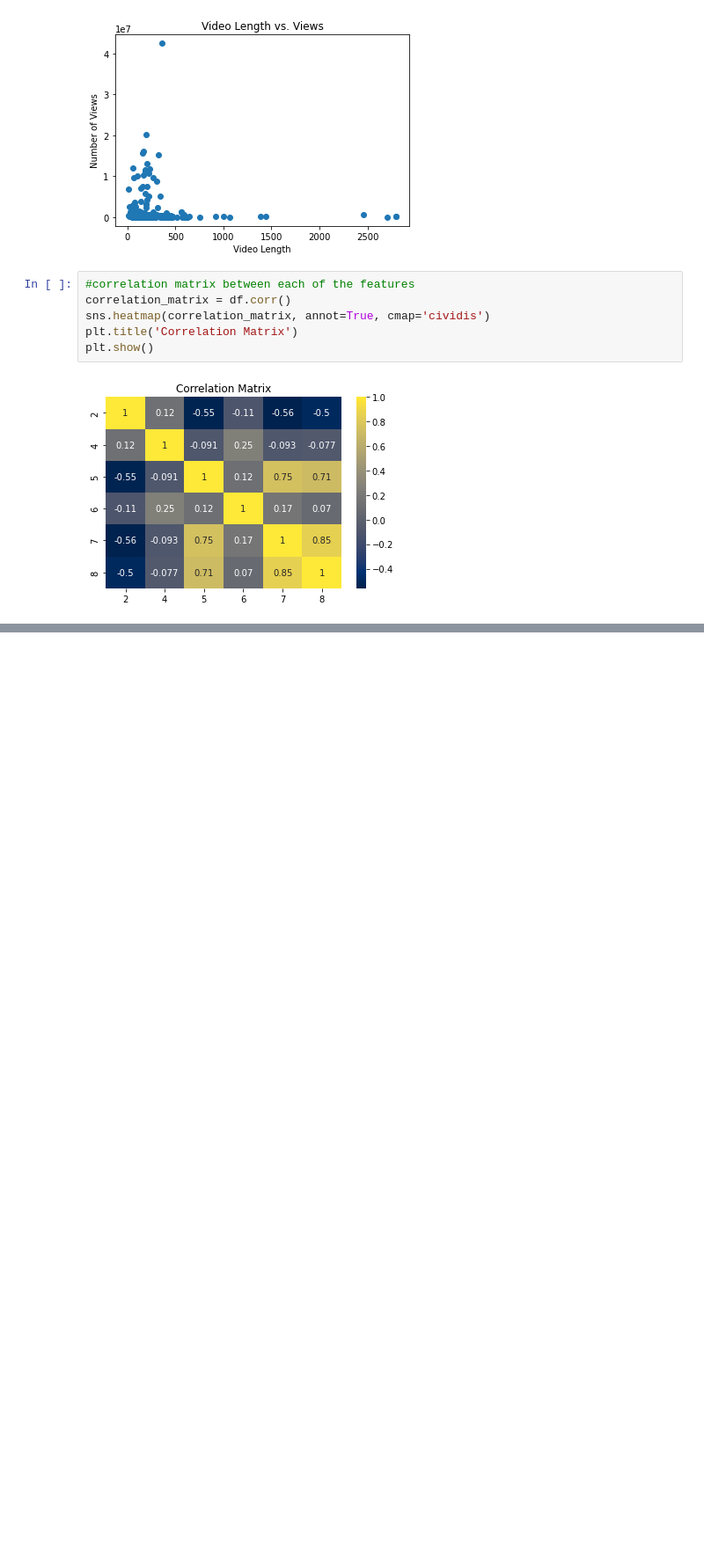
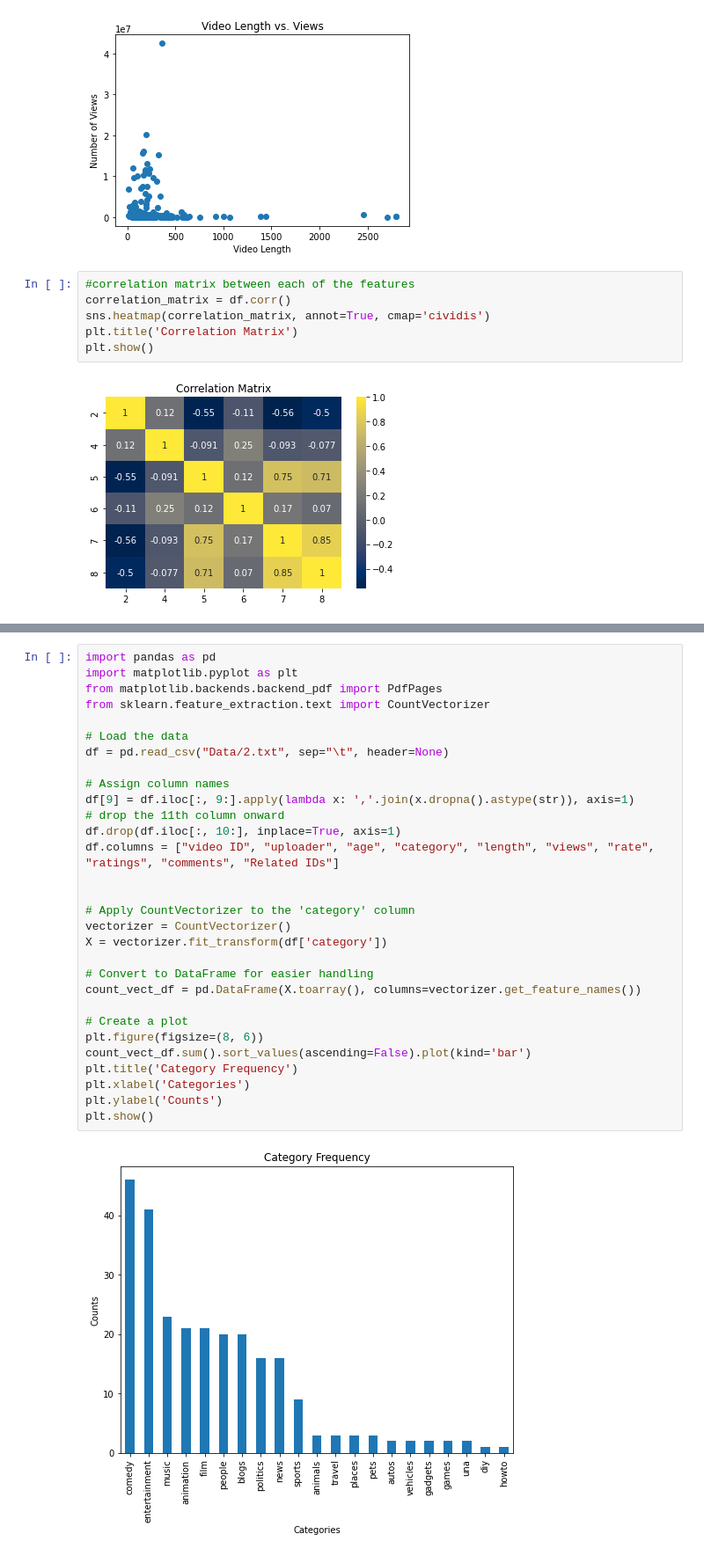
Before and after one commit to davidhfrost/csds234, a Jupyter notebook: data_loader.ipynb, the cells around one changed output, grey strips where cells are left out. Shown: that part at 88% size. Saved outputs shown, nothing was run; the diff lists cells and outputs as text; blank space fills up the shorter version.

Commit message:
add CounterVect

```diff
--- a/data_loader.ipynb
+++ b/data_loader.ipynb
@@ -206,0 +259,32 @@ plt.show()
+# %%
+import pandas as pd
+import matplotlib.pyplot as plt
+from matplotlib.backends.backend_pdf import PdfPages
+from sklearn.feature_extraction.text import CountVectorizer
+
+# Load the data
+df = pd.read_csv("Data/2.txt", sep="\t", header=None)
+
+# Assign column names
+df[9] = df.iloc[:, 9:].apply(lambda x: ','.join(x.dropna().astype(str)), axis=1)
+# drop the 11th column onward
+df.drop(df.iloc[:, 10:], inplace=True, axis=1)
+df.columns = ["video ID", "uploader", "age", "category", "length", "views", "rate", "ratings", "comments", "Related IDs"]
+
+
+# Apply CountVectorizer to the 'category' column
+vectorizer = CountVectorizer()
+X = vectorizer.fit_transform(df['category'])
+
+# Convert to DataFrame for easier handling
+count_vect_df = pd.DataFrame(X.toarray(), columns=vectorizer.get_feature_names())
+
+# Create a plot
+plt.figure(figsize=(8, 6))
+count_vect_df.sum().sort_values(ascending=False).plot(kind='bar')
+plt.title('Category Frequency')
+plt.xlabel('Categories')
+plt.ylabel('Counts')
+plt.show()
+# %% [output]
+[figure, added]
```
Also changed, not shown: parts of 5 cells of this notebook, 1 other file.
